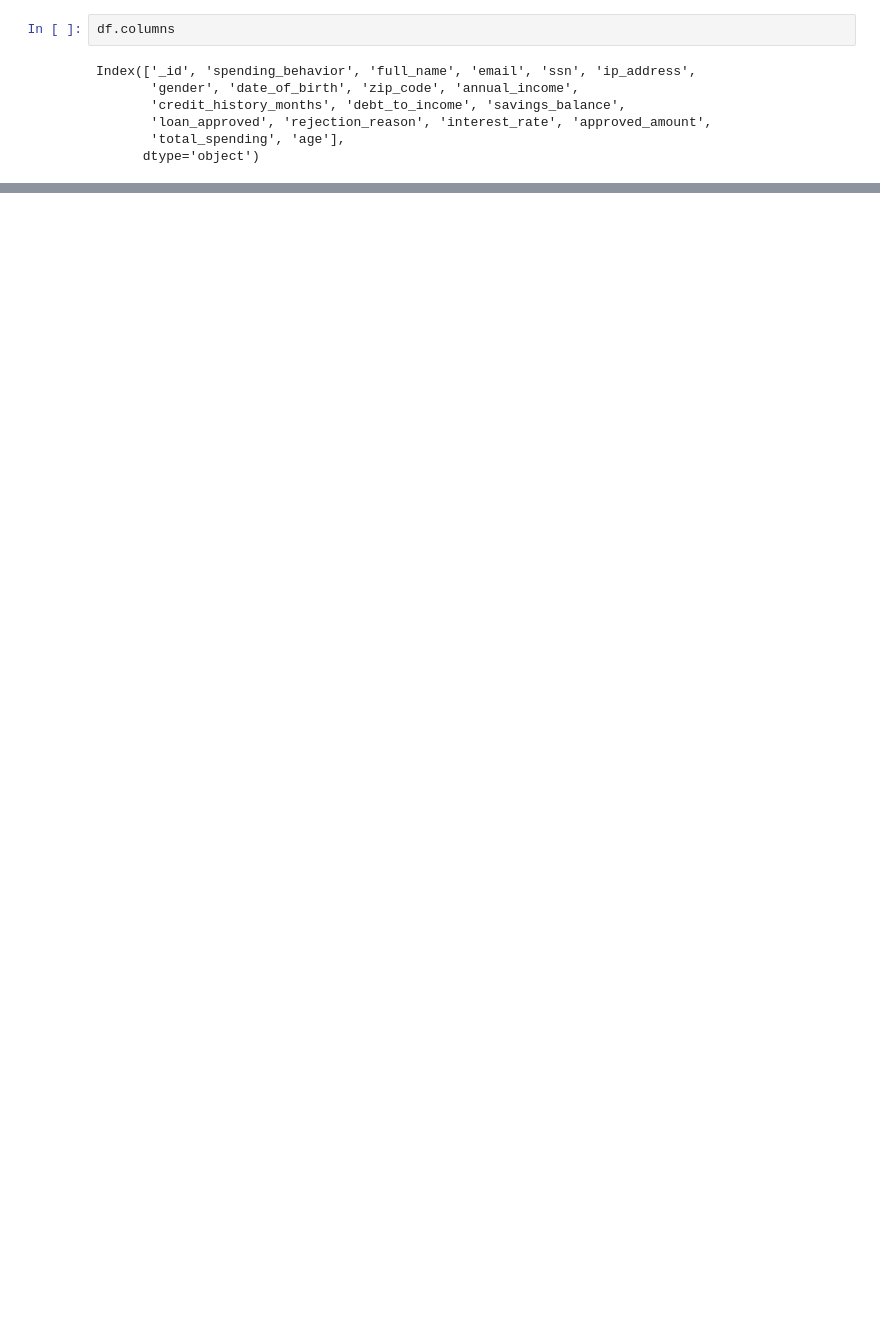
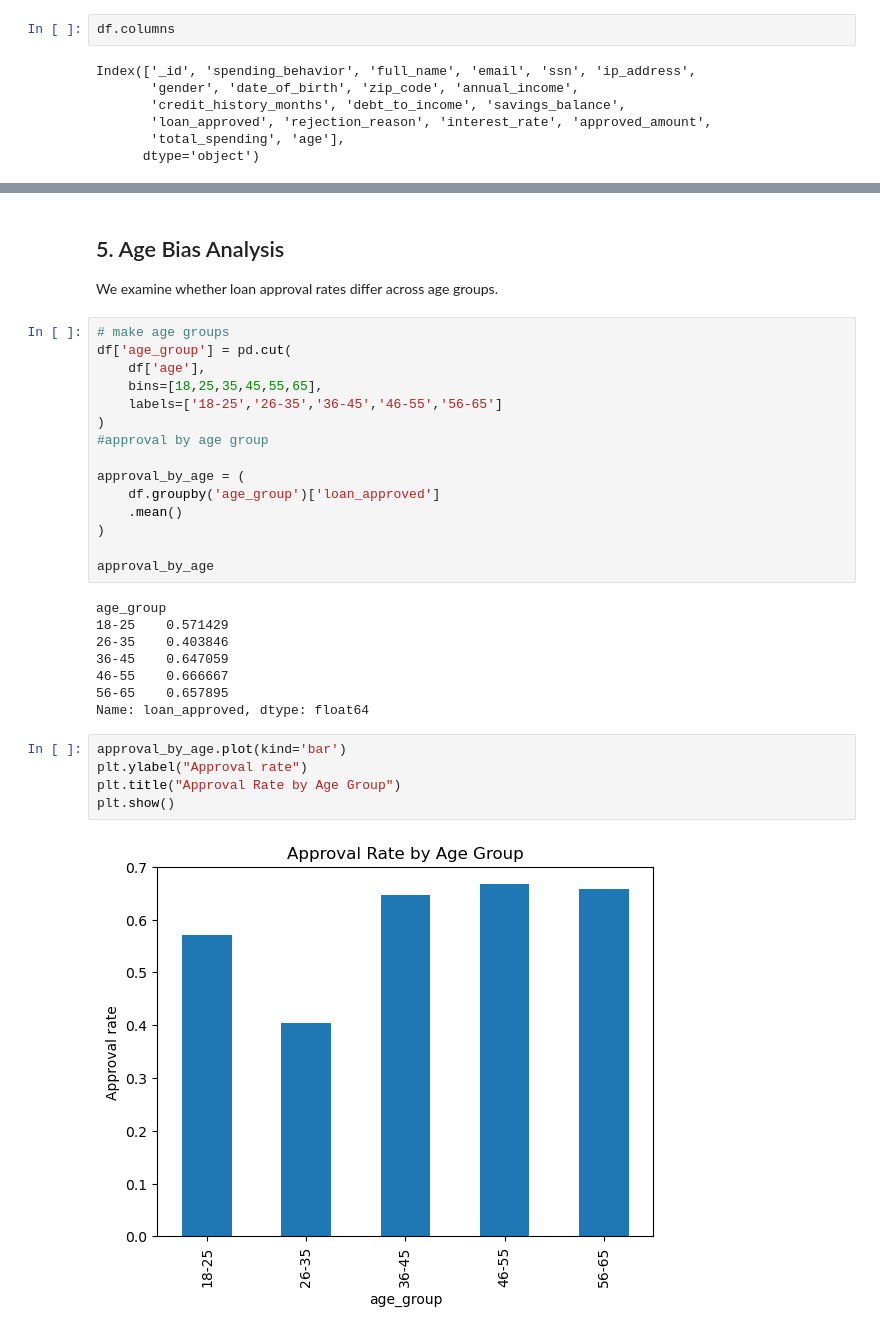
Before and after one commit to JonasKnosp/dego-project-team11-TXC, a Jupyter notebook: notebooks/02-bias-analysis.ipynb, the cells around one changed output, grey strips where cells are left out. Saved outputs shown, nothing was run; the diff lists cells and outputs as text; blank space fills up the shorter version.

```diff
--- a/notebooks/02-bias-analysis.ipynb
+++ b/notebooks/02-bias-analysis.ipynb
@@ -237,0 +182,34 @@ This suggests that the combination of age and gender may influence loan approval
+# %% [markdown]
+## 5. Age Bias Analysis
+
+We examine whether loan approval rates differ across age groups.
+# %%
+# make age groups
+df['age_group'] = pd.cut(
+    df['age'],
+    bins=[18,25,35,45,55,65],
+    labels=['18-25','26-35','36-45','46-55','56-65']
+)
+#approval by age group
+
+approval_by_age = (
+    df.groupby('age_group')['loan_approved']
+    .mean()
+)
+
+approval_by_age
+# %% [output]
+age_group
+18-25    0.571429
+26-35    0.403846
+36-45    0.647059
+46-55    0.666667
+56-65    0.657895
+Name: loan_approved, dtype: float64
+# %%
+approval_by_age.plot(kind='bar')
+plt.ylabel("Approval rate")
+plt.title("Approval Rate by Age Group")
+plt.show()
+# %% [output]
+[figure, added]
```
Also changed, not shown: parts of 61 cells of this notebook.
